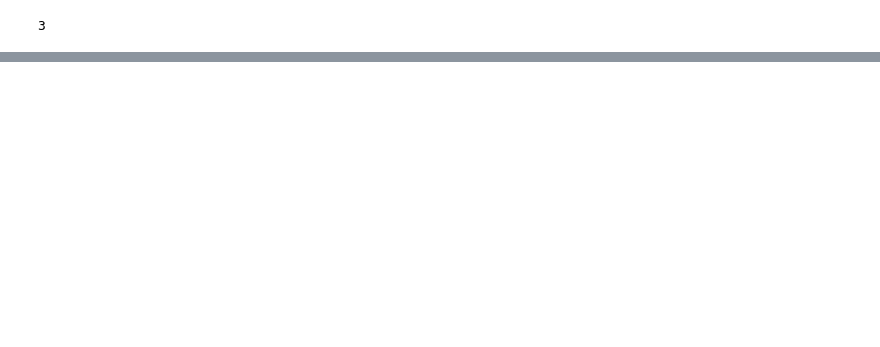
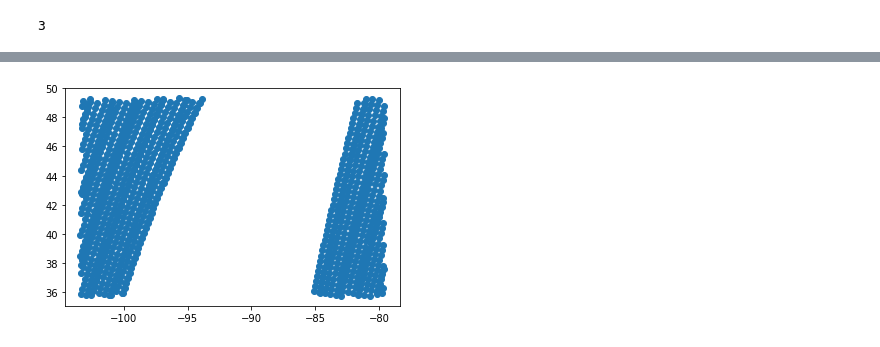
Before and after one commit to efzero/Satellite_Big_Data_Scripts, a Jupyter notebook: GOME visualization.ipynb, the cells around one changed output, grey strips where cells are left out. Saved outputs shown, nothing was run; the diff lists cells and outputs as text; code cells hidden in the pictures; blank space fills up the shorter version.

```diff
--- a/GOME visualization.ipynb
+++ b/GOME visualization.ipynb
@@ -201,0 +82,96 @@ newdate 2016-06-29
+# %%
+from math import floor
+import matplotlib.pyplot as plt
+%matplotlib inline
+
+
+
+
+#initialize
+gome.min_lon, gome.max_lon, gome.min_lat, gome.max_lat = -105, -78, 35, 50
+prefix = 'E:\\SIF data\\GOME_2016\\GOME_2016\\'
+date_ = date(2016, 7,1)
+map = Basemap(llcrnrlon=-105,llcrnrlat=35,urcrnrlon=-80.,urcrnrlat=50.)
+days = (date(2016, 7, 11) - date_).days
+
+clevs = np.arange(240)/4
+lon_belt = np.arange(-105, -80, 0.5)
+lat_belt = np.arange(35, 50, 0.5)
+xx, yy = map.makegrid(len(lon_belt),len(lat_belt))
+
+
+
+
+
+
+#testing gome
+
+p = convertGOMEDate(date_, prefix)
+gome.load_gnome(p, new_date)
+plt.scatter(gome.lons, gome.lats)
+plt.figure()
+
+
+
+
+
+def baseplot(lat_belt, lon_belt, window_size, prefix, gome):
+
+
+    """
+    date_ is the starting date
+    days are the number of days in the sliding window workflow
+    lat belt is the latitude array
+    lon belt is the longitude array
+    window size is the size of the sliding window
+    prefix for the prefix of gome path
+    gome is a gome_utils object
+
+    plot the footprint coverage of GOME or (OCO2)
+
+    """
+
+    #initialize
+    gome.min_lon, gome.max_lon, gome.min_lat, gome.max_lat = -105, -78, 35, 50
+    prefix = 'E:\\SIF data\\GOME_2016\\GOME_2016\\'
+    date_ = date(2016, 6,15)
+    map = Basemap(llcrnrlon= min(lon_belt),llcrnrlat= min(lat_belt), urcrnrlon= max(lon_belt),urcrnrlat= max(lat_belt))
+    days = (date(2016, 7, 1) - date_).days
+
+#     clevs = np.arange(240)/4
+    xx, yy = map.makegrid(len(lon_belt),len(lat_belt))
+
+    #workflow
+    for l in range(days//10):
+        print('new 10 days window')
+        footprint_mat = np.zeros((len(lat_belt), len(lon_belt)))
+        for k in range(window_size):
+            try:
+                new_date = date_ + timedelta(l*10 + k)
+                print('newdate', new_date)
+                gome_path = convertGOMEDate(new_date, prefix)
+                gome.load_gnome(gome_path, new_date)
+                for lon,lat in zip(gome.lons, gome.lats):
+
+                    lon_integer, lat_integer, lon_round, lat_round = floor(lon), floor(lat), round(lon), round(lat)
+
+                    lon_index = int((lon_integer - min(lon_belt))*2 + lon_round - lon_integer)
+                    lat_index = int((lat_integer - min(lat_belt))*2 + lat_round - lat_integer)
+
+                    if lat_index < 0 or lat_index >= footprint_mat.shape[0] or lon_index < 0 or lon_index >= footprint_mat.shape[1]:
+                        continue
+                    footprint_mat[lat_index, lon_index] += 1
+            except Exception as e:
+                print(e)
+                continue
+
+        plt.figure(figsize=(10,10))
+        map.drawcoastlines()
+        map.drawstates()
+        map.contourf(xx, yy, footprint_mat, cmap = cm.GMT_no_green)
+        cbar = map.colorbar(location='bottom',pad="5%")
+        cbar.set_label('frequency')
+        plt.title(str(date_ + timedelta(l*10)) + ' to '+ str(date_ + timedelta(l*10+ window_size - 1)))
+        plt.savefig(str(date_ + timedelta(l*10)) + ' to '+ str(date_ + timedelta(l*10+ window_size -1)) + 'without_filter.png')
+# %% [output]
+[figure, added]
```
Also changed, not shown: parts of 7 cells of this notebook.
